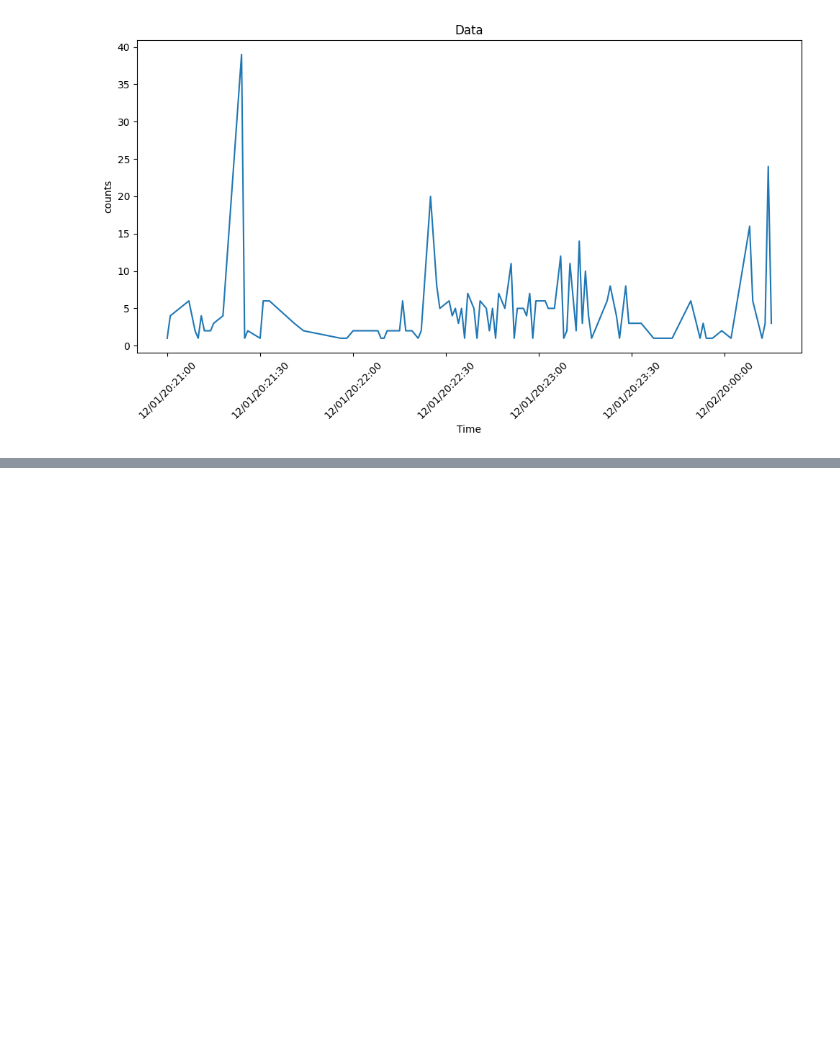
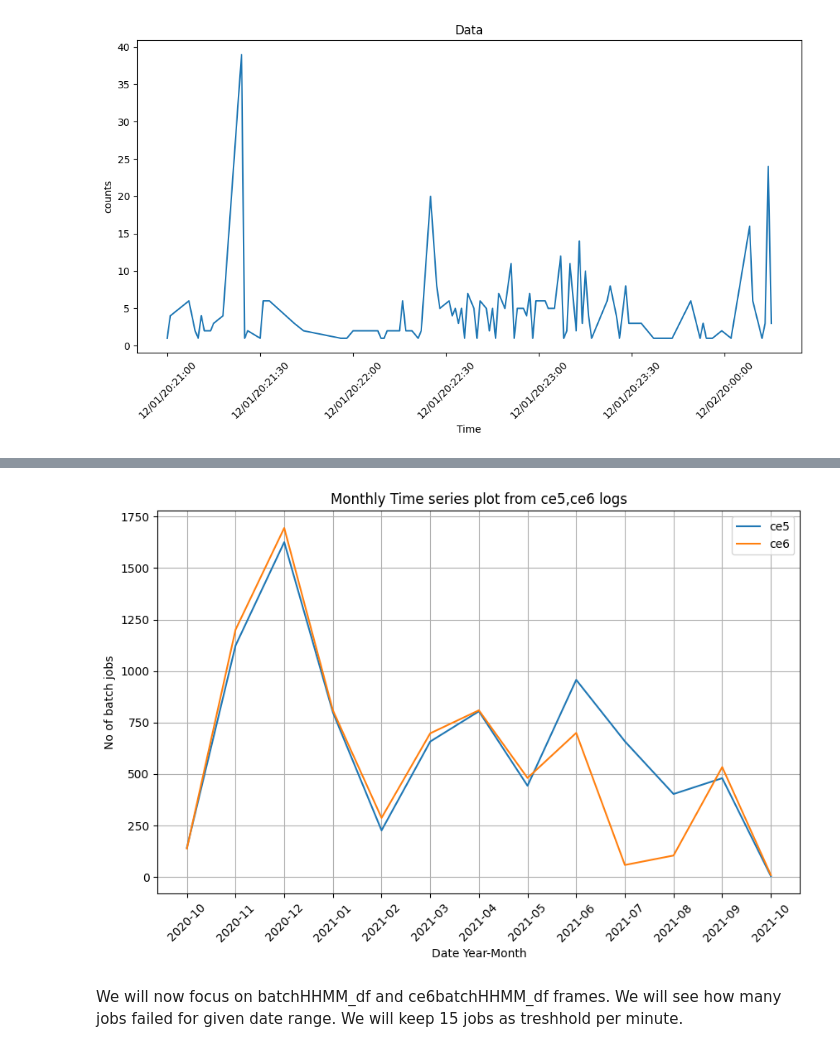
Before and after one commit to nss-data-science-cohort-8/accre-mashed-potatoes, a Jupyter notebook: notebooks/Data Exploration CE5.ipynb, the cells around one changed output, grey strips where cells are left out. Saved outputs shown, nothing was run; the diff lists cells and outputs as text; code cells hidden in the pictures; blank space fills up the shorter version.

```diff
--- a/notebooks/Data Exploration CE5.ipynb
+++ b/notebooks/Data Exploration CE5.ipynb
@@ -747,0 +714,18 @@ ce6batchHHMM_df
+# %%
+# Plotting multiple time series
+plt.figure(figsize=(10, 6))
+plt.plot(yymm0megred_df['c5-6yymm'], yymm0megred_df['c5-count'], label='ce5')
+plt.plot(yymm0megred_df['c5-6yymm'], yymm0megred_df['c6-count'], label='ce6')
+
+# Adding labels and title
+plt.xlabel('Date Year-Month')
+plt.ylabel('No of batch jobs')
+plt.title('Monthly Time series plot from ce5,ce6 logs')
+plt.legend()
+plt.xticks(rotation=45)
+plt.grid(True)
+plt.show()
+# %% [output]
+[figure, added]
+# %% [markdown]
+We will now focus on batchHHMM_df and ce6batchHHMM_df frames. We will see how many jobs failed for given date range. We will keep 15 jobs as treshhold per minute.
```
Also changed, not shown: parts of 70 cells of this notebook.
